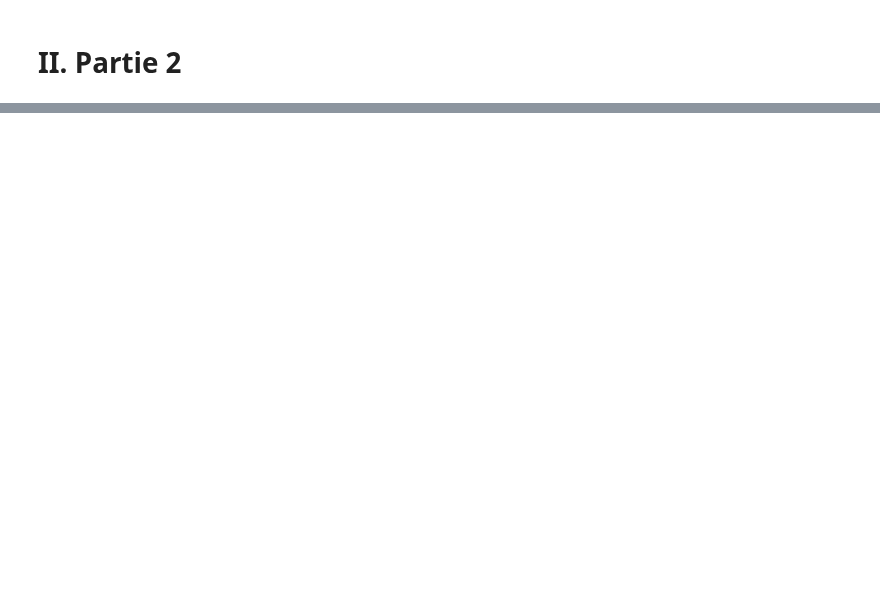
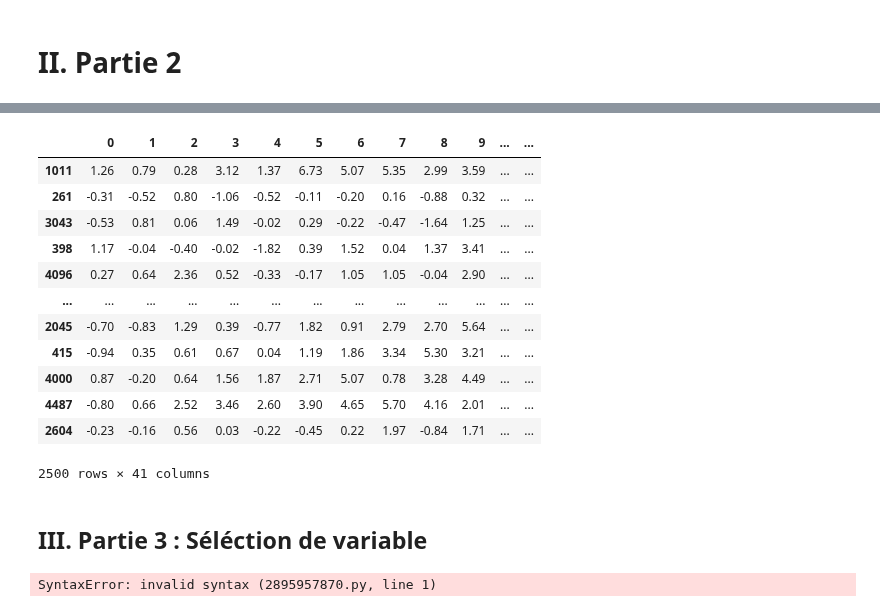
Before and after one commit to jdutel42/TAA, a Jupyter notebook: TP/TP3/TP3_TAA.ipynb, the cells around one changed output, grey strips where cells are left out. Saved outputs shown, nothing was run; the diff lists cells and outputs as text; code cells hidden in the pictures; blank space fills up the shorter version.

Commit message:
New partie 2 ok

```diff
--- a/TP/TP3/TP3_TAA.ipynb
+++ b/TP/TP3/TP3_TAA.ipynb
@@ -93,2 +90,0 @@ Les comptages ne sont pas raccord avec le graphique ???
-# %%
-X, y = taa.split_feature_label(data, 'Label')
@@ -131,6 +91,6 @@ Name: Label, Length: 5000, dtype: int64
 # %%
 from sklearn.model_selection import train_test_split
 
-X_train, X_test, y_train, y_test = train_test_split(
-    X, y, test_size=0.5, stratify=y, random_state=42
+A, T = train_test_split(
+    data, test_size=0.5, stratify=y, random_state=42
 )
@@ -179,0 +115,3 @@ Name: count, dtype: int64
+# %%
+# POur etre en semi supervisé, on doit avoir des données partiellement labellisées entre 5 et 30% (selon le prof)
+A_partial_labeled = taa.partial_labeling(A, 'Label', 20, random_seed=42)
@@ -179,0 +136,22 @@ Name: count, dtype: int64
+# %%
+A_partial_labeled
+# %% [output]
+|  | 0 | 1 | 2 | 3 | 4 | 5 | 6 | 7 | 8 | 9 | ... | ... |
+| 1011 | 1.26 | 0.79 | 0.28 | 3.12 | 1.37 | 6.73 | 5.07 | 5.35 | 2.99 | 3.59 | ... | ... |
+| 261 | -0.31 | -0.52 | 0.80 | -1.06 | -0.52 | -0.11 | -0.20 | 0.16 | -0.88 | 0.32 | ... | ... |
+| 3043 | -0.53 | 0.81 | 0.06 | 1.49 | -0.02 | 0.29 | -0.22 | -0.47 | -1.64 | 1.25 | ... | ... |
+| 398 | 1.17 | -0.04 | -0.40 | -0.02 | -1.82 | 0.39 | 1.52 | 0.04 | 1.37 | 3.41 | ... | ... |
+| 4096 | 0.27 | 0.64 | 2.36 | 0.52 | -0.33 | -0.17 | 1.05 | 1.05 | -0.04 | 2.90 | ... | ... |
+| ... | ... | ... | ... | ... | ... | ... | ... | ... | ... | ... | ... | ... |
+| 2045 | -0.70 | -0.83 | 1.29 | 0.39 | -0.77 | 1.82 | 0.91 | 2.79 | 2.70 | 5.64 | ... | ... |
+| 415 | -0.94 | 0.35 | 0.61 | 0.67 | 0.04 | 1.19 | 1.86 | 3.34 | 5.30 | 3.21 | ... | ... |
+| 4000 | 0.87 | -0.20 | 0.64 | 1.56 | 1.87 | 2.71 | 5.07 | 0.78 | 3.28 | 4.49 | ... | ... |
+| 4487 | -0.80 | 0.66 | 2.52 | 3.46 | 2.60 | 3.90 | 4.65 | 5.70 | 4.16 | 2.01 | ... | ... |
+| 2604 | -0.23 | -0.16 | 0.56 | 0.03 | -0.22 | -0.45 | 0.22 | 1.97 | -0.84 | 1.71 | ... | ... |
+2500 rows × 41 columns
+# %% [markdown]
+## III. Partie 3 : Séléction de variable
+# %%
+def compute_score()
+# %% [output]
+SyntaxError: invalid syntax (2895957870.py, line 1)
```
Also changed, not shown: parts of 10 cells of this notebook, 1 other file.
